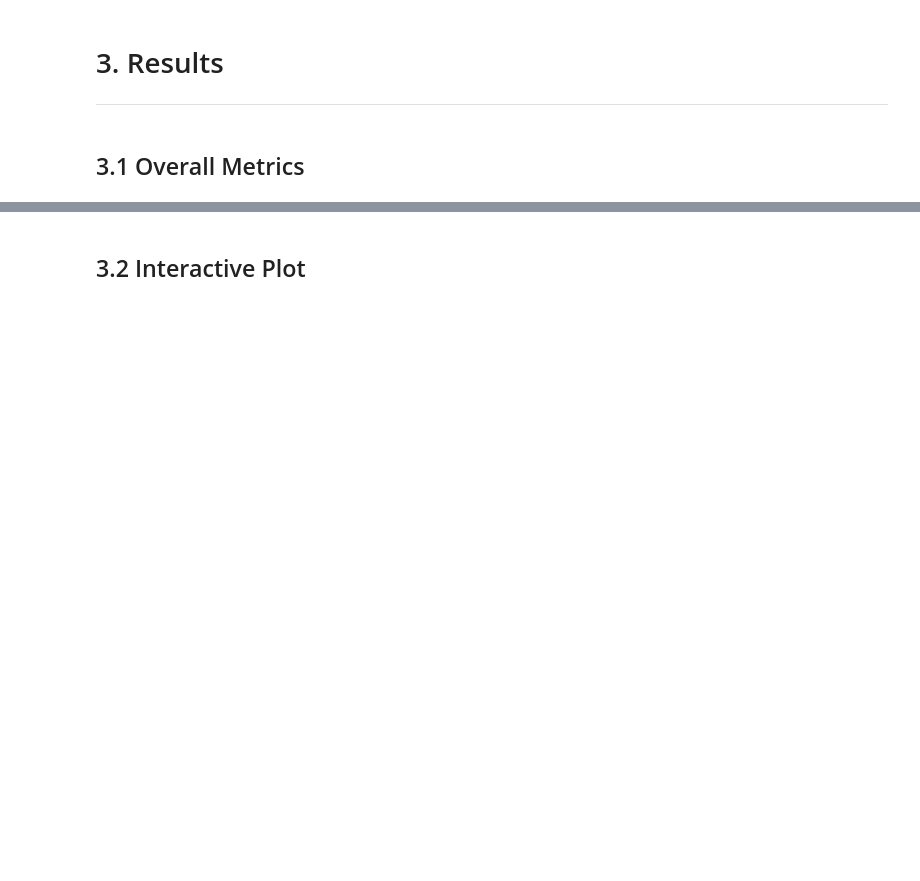
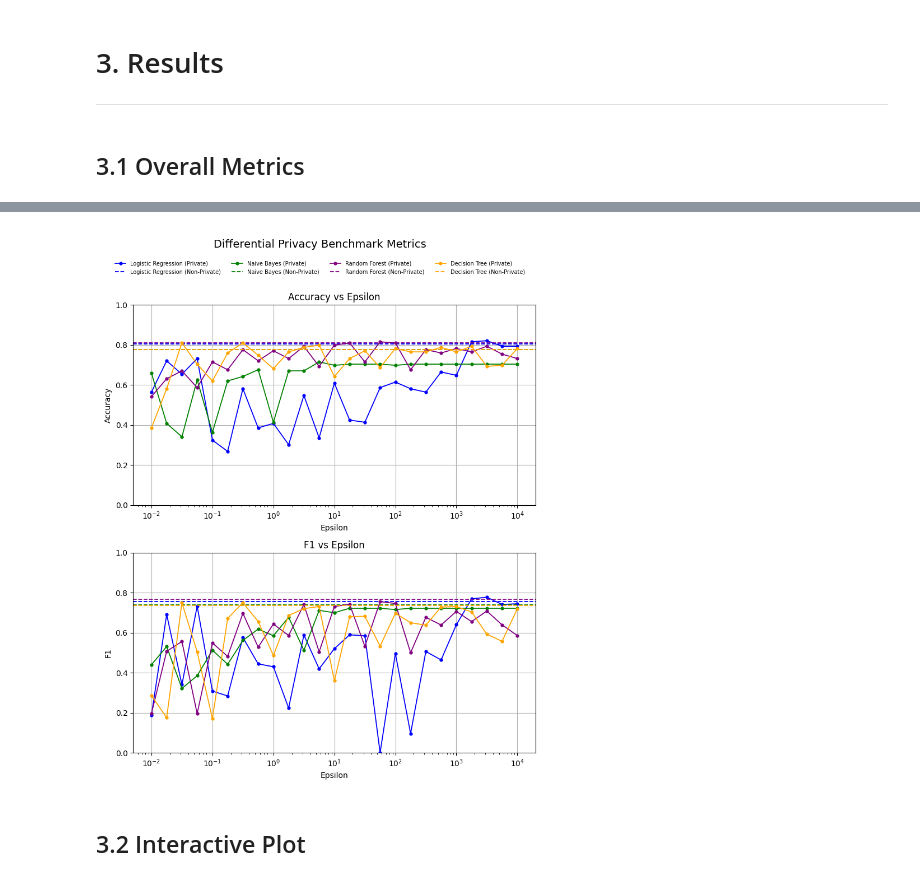
Before and after one commit to ikumpli/Differential_Privacy, a Jupyter notebook: notebooks/dp_benchmark.ipynb, the cells around one changed output, grey strips where cells are left out. Cells and saved outputs as stored; diff of their text form; code cells hidden in the pictures; blank space fills up the shorter version.

Commit message:
Clean Code & Adjust Graphs

```diff
--- a/notebooks/dp_benchmark.ipynb
+++ b/notebooks/dp_benchmark.ipynb
@@ -84,3 +84,7 @@ classification_benchmark.plot_metrics()
+# %%
+classification_benchmark.plot_metrics_acc_f1("../plots/classification_benchmark_acc_f1.png")
+# %% [output]
+[figure, added]
 # %% [markdown]
 ## <a id='3.2'>3.2 Interactive Plot</a>
 # %%
```
Also changed, not shown: parts of 3 cells of this notebook, 10 other files.
